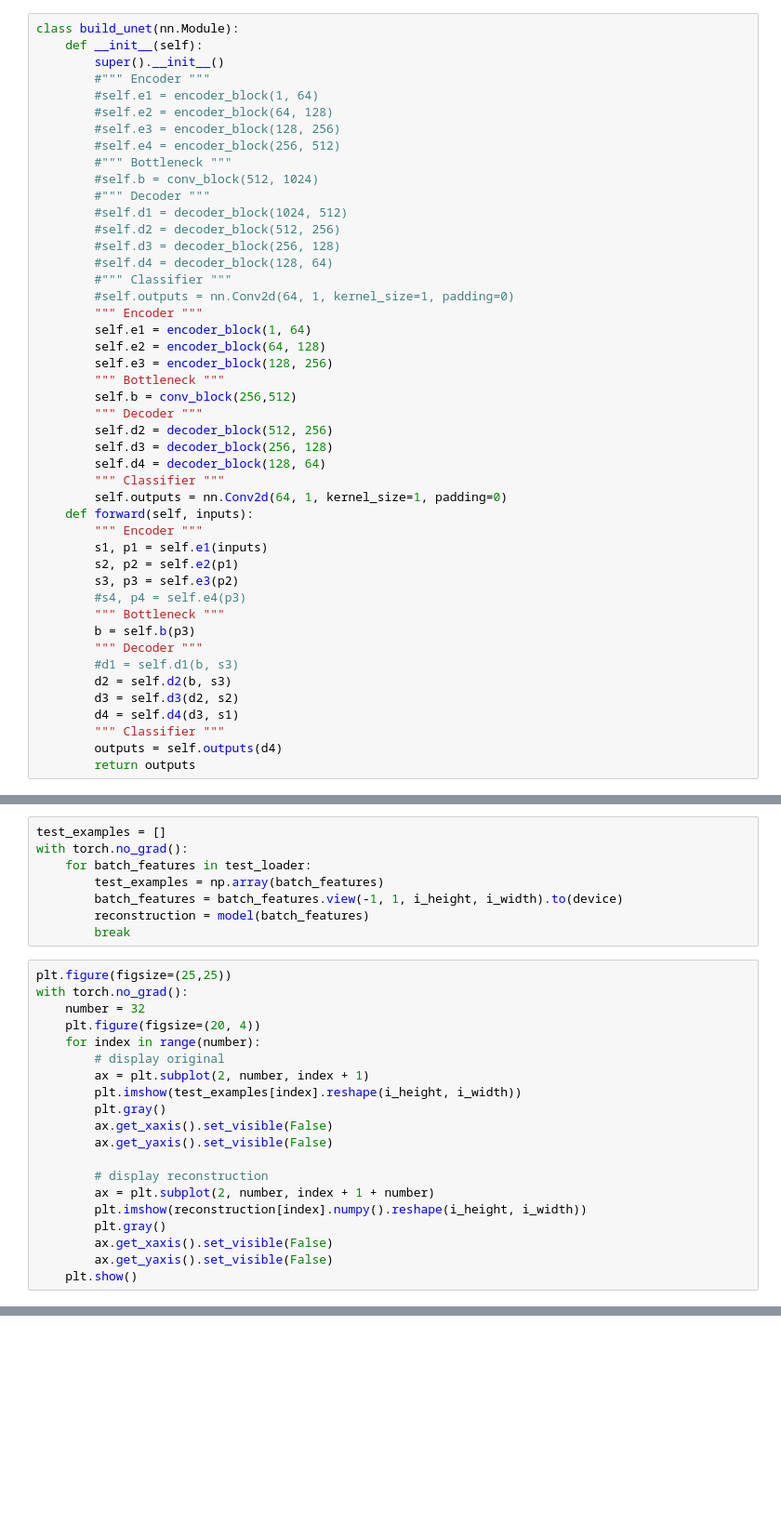
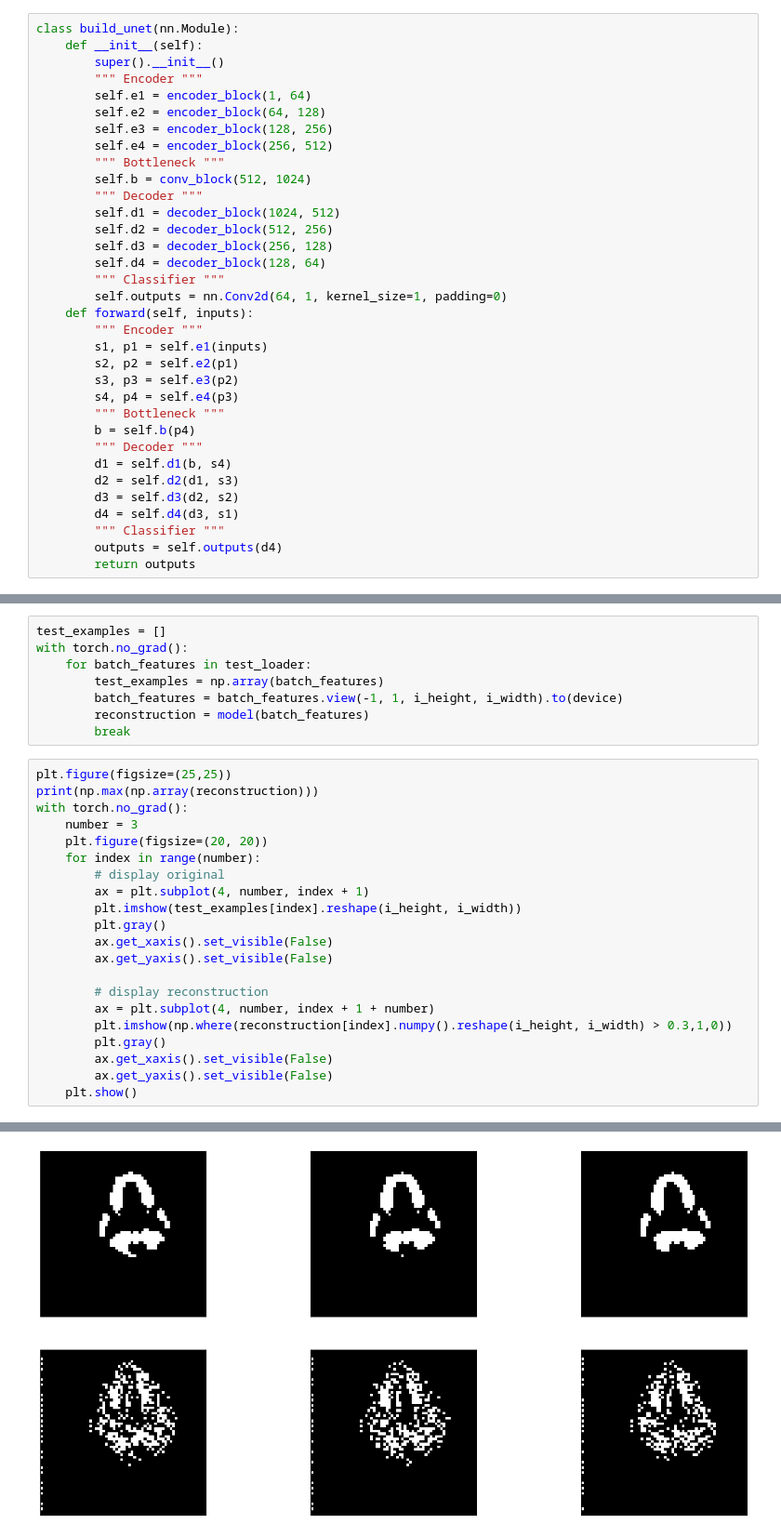
Before and after one commit to Ivan-AI-hub/skull_project, a Jupyter notebook: UnetTry.ipynb, the cells around one changed output, grey strips where cells are left out. Shown at 93% size. Drawn from its saved outputs; the diff is of its cells as text; blank space fills up the shorter version.

```diff
--- a/UnetTry.ipynb
+++ b/UnetTry.ipynb
@@ -109,27 +127,15 @@ class decoder_block(nn.Module):
 class build_unet(nn.Module):
     def __init__(self):
         super().__init__()
-        #""" Encoder """
-        #self.e1 = encoder_block(1, 64)
-        #self.e2 = encoder_block(64, 128)
-        #self.e3 = encoder_block(128, 256)
-        #self.e4 = encoder_block(256, 512)
-        #""" Bottleneck """
-        #self.b = conv_block(512, 1024)
-        #""" Decoder """
-        #self.d1 = decoder_block(1024, 512)
-        #self.d2 = decoder_block(512, 256)
-        #self.d3 = decoder_block(256, 128)
-        #self.d4 = decoder_block(128, 64)
-        #""" Classifier """
-        #self.outputs = nn.Conv2d(64, 1, kernel_size=1, padding=0)
         """ Encoder """
         self.e1 = encoder_block(1, 64)
         self.e2 = encoder_block(64, 128)
         self.e3 = encoder_block(128, 256)
+        self.e4 = encoder_block(256, 512)
         """ Bottleneck """
-        self.b = conv_block(256,512)
+        self.b = conv_block(512, 1024)
         """ Decoder """
+        self.d1 = decoder_block(1024, 512)
         self.d2 = decoder_block(512, 256)
         self.d3 = decoder_block(256, 128)
         self.d4 = decoder_block(128, 64)
@@ -140,12 +146,12 @@ class build_unet(nn.Module):
         s1, p1 = self.e1(inputs)
         s2, p2 = self.e2(p1)
         s3, p3 = self.e3(p2)
-        #s4, p4 = self.e4(p3)
+        s4, p4 = self.e4(p3)
         """ Bottleneck """
-        b = self.b(p3)
+        b = self.b(p4)
         """ Decoder """
-        #d1 = self.d1(b, s3)
-        d2 = self.d2(b, s3)
+        d1 = self.d1(b, s4)
+        d2 = self.d2(d1, s3)
         d3 = self.d3(d2, s2)
         d4 = self.d4(d3, s1)
         """ Classifier """
@@ -218,21 +231,23 @@ with torch.no_grad():
         break
 # %%
 plt.figure(figsize=(25,25))
+print(np.max(np.array(reconstruction)))
 with torch.no_grad():
-    number = 32
-    plt.figure(figsize=(20, 4))
+    number = 3
+    plt.figure(figsize=(20, 20))
     for index in range(number):
         # display original
-        ax = plt.subplot(2, number, index + 1)
+        ax = plt.subplot(4, number, index + 1)
         plt.imshow(test_examples[index].reshape(i_height, i_width))
         plt.gray()
         ax.get_xaxis().set_visible(False)
         ax.get_yaxis().set_visible(False)
 
         # display reconstruction
-        ax = plt.subplot(2, number, index + 1 + number)
-        plt.imshow(reconstruction[index].numpy().reshape(i_height, i_width))
+        ax = plt.subplot(4, number, index + 1 + number)
+        plt.imshow(np.where(reconstruction[index].numpy().reshape(i_height, i_width) > 0.3,1,0))
         plt.gray()
         ax.get_xaxis().set_visible(False)
         ax.get_yaxis().set_visible(False)
     plt.show()
+# %% [output]
@@ -239,3 +256,4 @@ with torch.no_grad():
+[figure, added]
 # %%
 k = 0
 plt.figure(figsize=(25,25))
```
Also changed, not shown: parts of 8 cells of this notebook, 2 other files.
